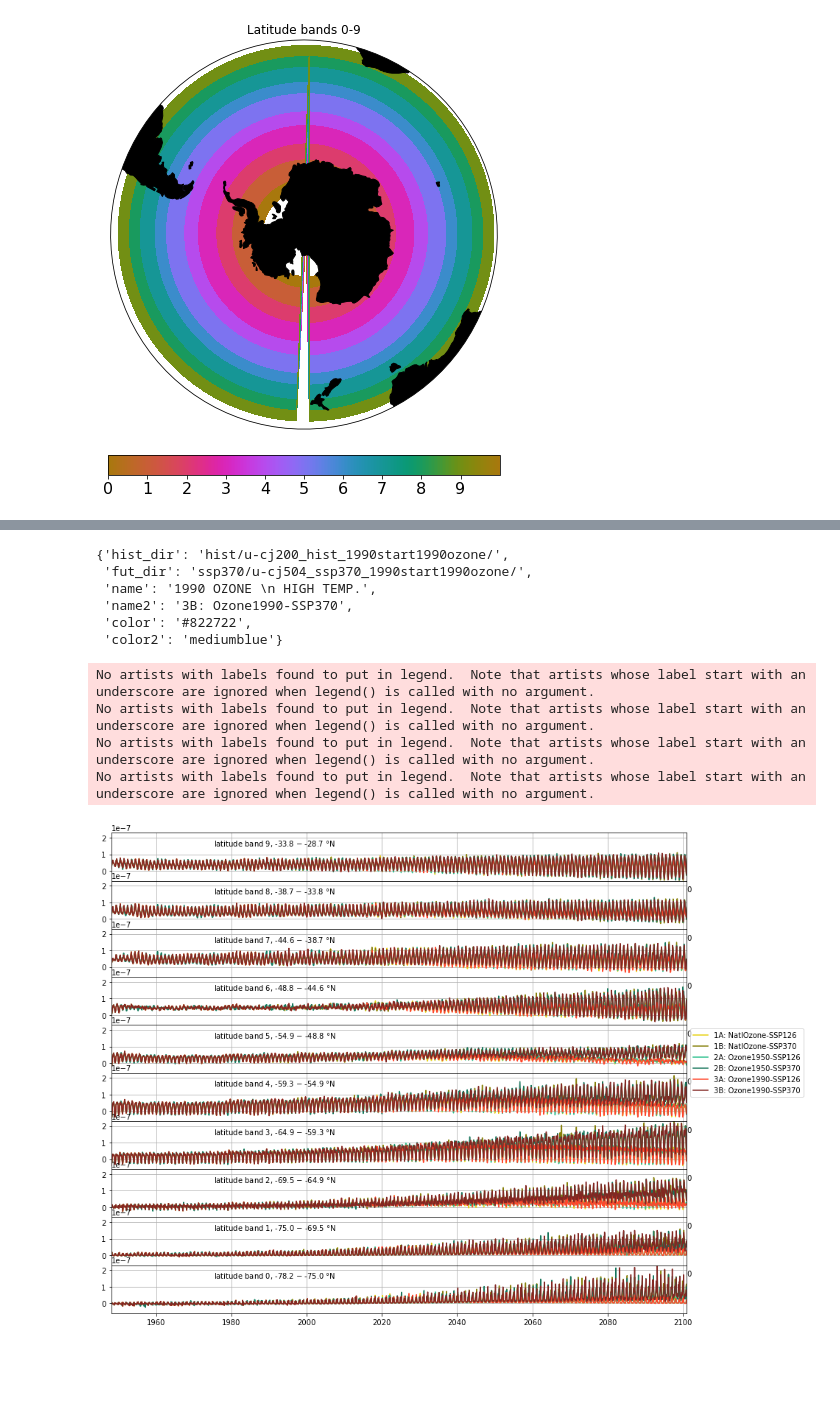
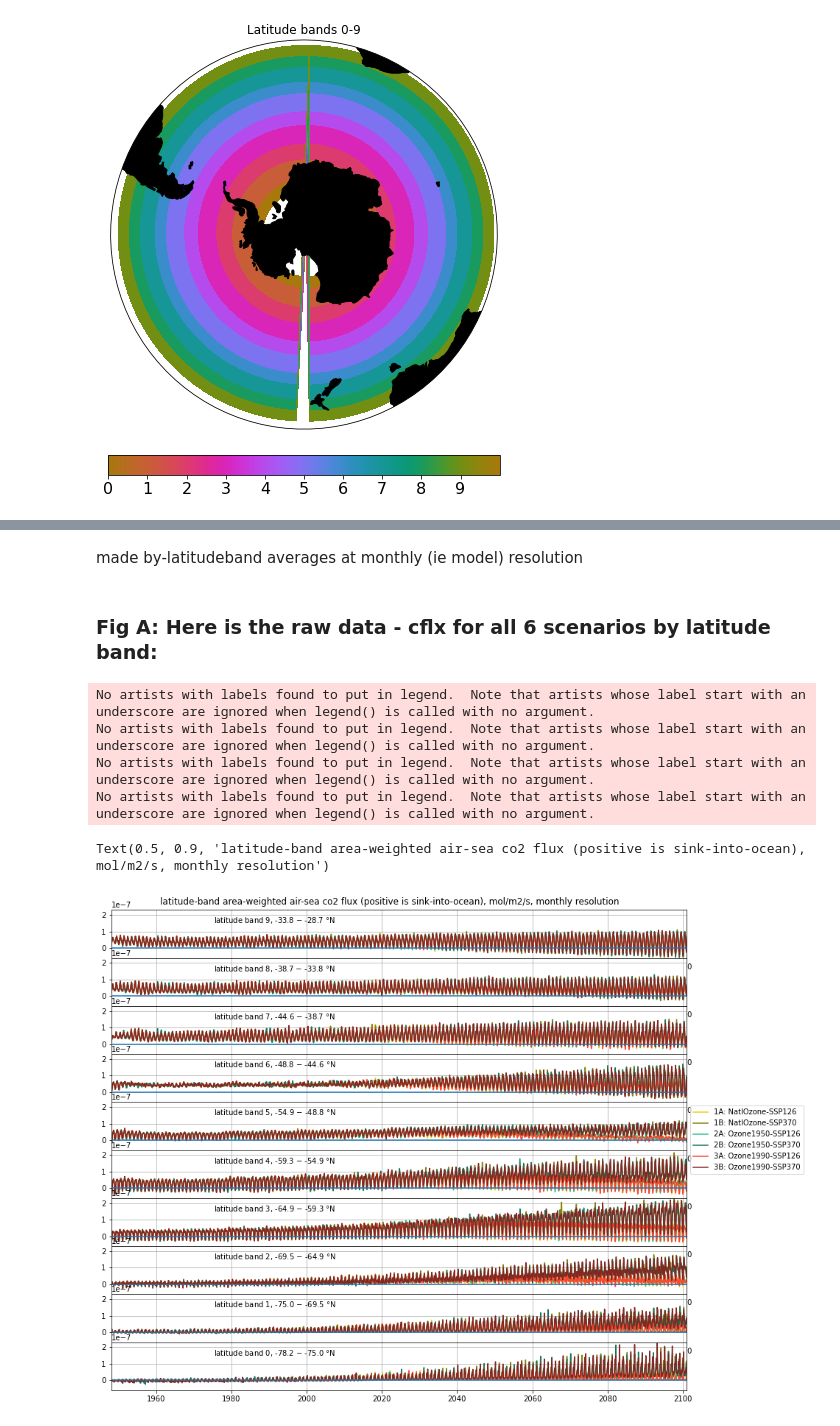
Before and after one commit to tjarnikova/SOZONE, a Jupyter notebook: MO_RESULTS/LatitudinalCflxWinds.ipynb, the cells around one changed output, grey strips where cells are left out. Cells and saved outputs as stored; diff of their text form; code cells hidden in the pictures; blank space fills up the shorter version.

```diff
--- a/MO_RESULTS/LatitudinalCflxWinds.ipynb
+++ b/MO_RESULTS/LatitudinalCflxWinds.ipynb
@@ -161,6 +191,8 @@ cflx_2ASA = xr.open_dataset(f'{tdir}TOM12_TJ_2ASA_cflx_fullts.nc')
 cflx_2BSA = xr.open_dataset(f'{tdir}TOM12_TJ_2BSA_cflx_fullts.nc')
 cflx_3ASA = xr.open_dataset(f'{tdir}TOM12_TJ_3ASA_cflx_fullts.nc')
 cflx_3BSA = xr.open_dataset(f'{tdir}TOM12_TJ_3BSA_cflx_fullts.nc')
+# %% [markdown]
+made by-latitudeband averages at monthly (ie model) resolution
 # %%
 cflx_1ASA_blyat = np.zeros([1836,10])
 for i in range(0,1836):
@@ -197,50 +229,36 @@ for i in range(0,1836):
     tv = cflx_3BSA['cflx'].values
     for b in range(0,10):
         cflx_3BSA_blyat[i,b] = np.average(tv[i,bounds[b]:bounds[b+1],:], weights = csize[bounds[b]:bounds[b+1],:])
-# %%
-sc.scen[scens[s]]
-# %% [output]
-{'hist_dir': 'hist/u-cj200_hist_1990start1990ozone/',
- 'fut_dir': 'ssp370/u-cj504_ssp370_1990start1990ozone/',
- 'name': '1990 OZONE \n HIGH TEMP.',
- 'name2': '3B: Ozone1990-SSP370',
- 'color': '#822722',
- 'color2': 'mediumblue'}
+# %% [markdown]
+### Fig A: Here is the raw data - cflx for all 6 scenarios by latitude band:
 # %%
 blyats = [cflx_1ASA_blyat, cflx_1BSA_blyat, cflx_2ASA_blyat, cflx_2BSA_blyat, cflx_3ASA_blyat, cflx_3BSA_blyat]
 scens = ['1A', '1B', '2A', '2B', '3A', '3B']
 
 fact = 0.45
 fig, axs = plt.subplots(10,1, figsize=(14, 12), facecolor='w', edgecolor='k')
 axs = axs.ravel()
 fig.subplots_adjust(wspace=0, hspace=0)
 for i in range(0,10):
     pos = 9-i
     for s in range(0,6):
         tb = blyats[s]
         axs[i].plot(cflx_1ASA['time_counter'].values,tb[:,pos], alpha = 1, color = sc.scen[scens[s]]['color'], label = sc.scen[scens[s]]['name2'])
 
-#     # axs[i].set_ylim([0,20])
-#     # axs[i].set_xlim([0,19])
-#     # axs[i].set_yticks([0,10,20])
-#     # axs[i].set_xticks(np.arange(0,20,2))
-#     # axs[i].grid()
-#     # if i!= 9:
-#     #     axs[i].set_xticks(np.arange(2,20,2))
-#     #     axs[i].set_yticks([0,10,20], color = 'w')
-#     #     axs[i].set_yticklabels([0,10,20], color = 'w')
     axs[4].legend(bbox_to_anchor = [1,1])
     axs[i].text(1930,1.5e-7,f'latitude band {pos}, {starts[pos]} $-$ {ends[pos]} $\degree$N')
     axs[i].set_ylim([-0.6e-7,2.3e-7])
     st = cflx_1ASA['time_counter'].values[0]
     en = cflx_1ASA['time_counter'].values[1835]
     axs[i].set_xlim([st,en])
     axs[i].grid()
-#     # axs[9].set_ylabel('% of distribution')
-#     # axs[9].set_xlabel('m s$^{-1}$')
+    axs[i].axhline(y=0)
+
+plt.suptitle('latitude-band area-weighted air-sea co2 flux (positive is sink-into-ocean), mol/m2/s, monthly resolution', y = 0.9)
 # %% [output]
 No artists with labels found to put in legend.  Note that artists whose label start with an underscore are ignored when legend() is called with no argument.
 No artists with labels found to put in legend.  Note that artists whose label start with an underscore are ignored when legend() is called with no argument.
 No artists with labels found to put in legend.  Note that artists whose label start with an underscore are ignored when legend() is called with no argument.
 No artists with labels found to put in legend.  Note that artists whose label start with an underscore are ignored when legend() is called with no argument.
+Text(0.5, 0.9, 'latitude-band area-weighted air-sea co2 flux (positive is sink-into-ocean), mol/m2/s, monthly resolution')
-[figure, old version]
+[figure, new version]
```
Also changed, not shown: parts of 17 cells of this notebook, 1 other file.
